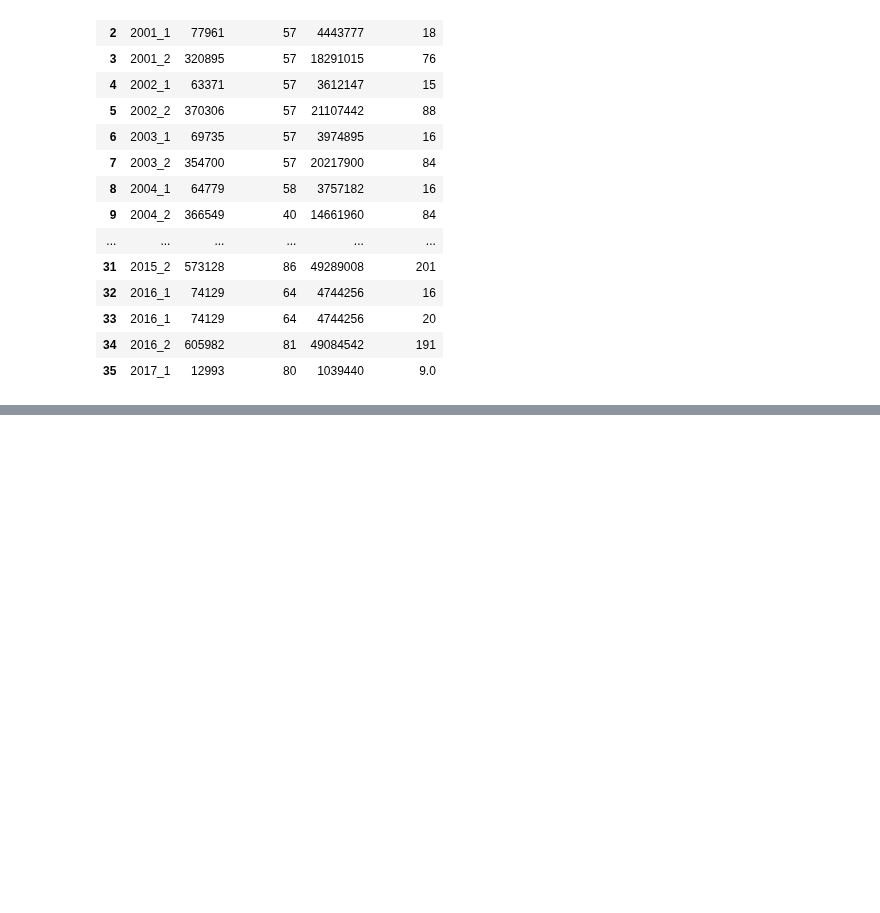
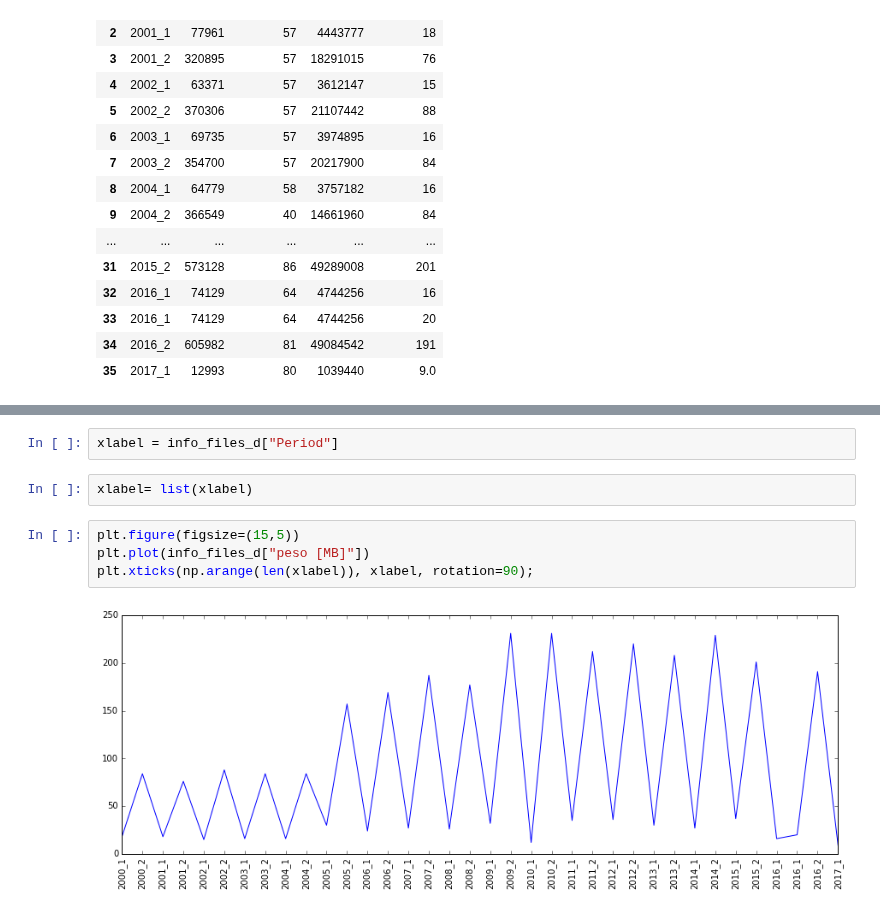
Before and after one commit to AronForero/ICFESProject, a Jupyter notebook: Descriptive_Analisis/Catalogo_Ficheros.ipynb, the cells around one changed output, grey strips where cells are left out. Cells and saved outputs as stored; diff of their text form; blank space fills up the shorter version.

```diff
--- a/Descriptive_Analisis/Catalogo_Ficheros.ipynb
+++ b/Descriptive_Analisis/Catalogo_Ficheros.ipynb
@@ -567,0 +574,10 @@ Proximo Paso Graficar el DataFrame para ver los cambios en los pesos
+# %%
+xlabel = info_files_d["Period"]
+# %%
+xlabel= list(xlabel)
+# %%
+plt.figure(figsize=(15,5))
+plt.plot(info_files_d["peso [MB]"])
+plt.xticks(np.arange(len(xlabel)), xlabel, rotation=90);
+# %% [output]
+[figure, added]
```
Also changed, not shown: parts of 3 cells of this notebook.
